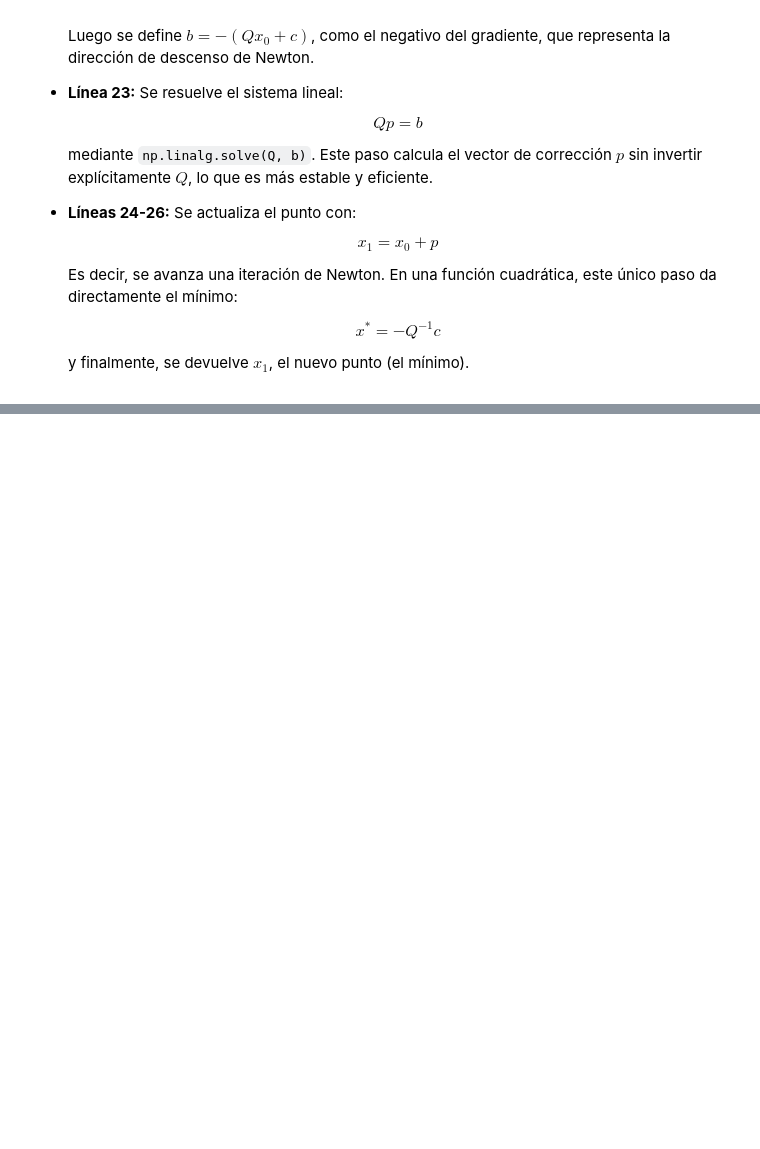
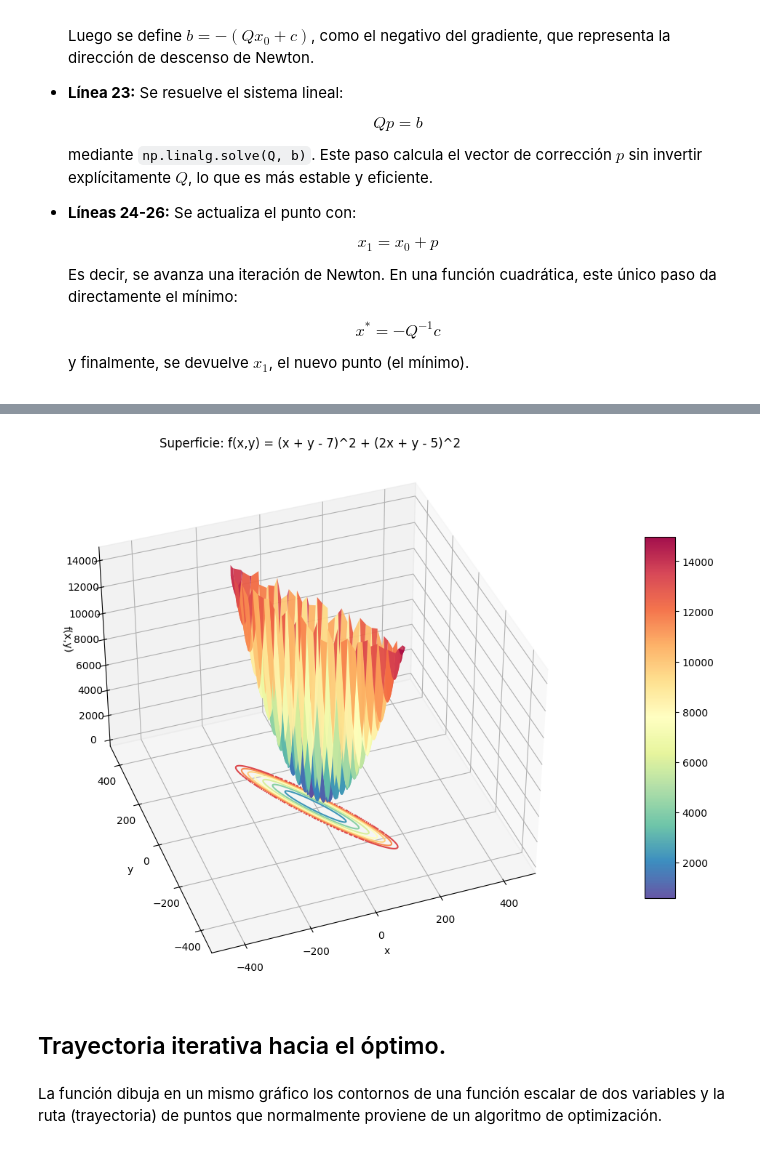
Before and after one commit to jery04/Optimization-Analysis-of-a-Quadratic-Model, a Jupyter notebook: analisis_optimizacion.ipynb, the cells around one changed output, grey strips where cells are left out. Drawn from its saved outputs; the diff is of its cells as text; code cells hidden in the pictures; blank space fills up the shorter version.

```diff
--- a/analisis_optimizacion.ipynb
+++ b/analisis_optimizacion.ipynb
@@ -413,3 +522,23 @@ La función está diseñada para generar una visualización 3D de una función d
+# %%
+# Graficar superficie 3D de la función
+graficar_superficie(
+    f,
+    xlim=(-500.0, 500.0),
+    ylim=(-500.0, 500.0),
+    n=300,
+    xlabel='x', ylabel='y', zlabel='f(x,y)',
+    title='Superficie: f(x,y) = (x + y - 7)^2 + (2x + y - 5)^2',
+    cmap='Spectral_r',
+    elev=38, azim=-110,
+    dist=20,   # vista alejada
+    expand=1.0
+)
+# %% [output]
+[figure, added]
+# %% [markdown]
+## Trayectoria iterativa hacia el óptimo.
+# %% [markdown]
+La función dibuja en un mismo gráfico los contornos de una función escalar de dos variables y la ruta (trayectoria) de puntos que normalmente proviene de un algoritmo de optimización.
 # %%
 def graficar_trayectoria(
         puntos: np.ndarray | list[tuple[float, float]],
```
Also changed, not shown: parts of 30 cells of this notebook, 2 other files.
